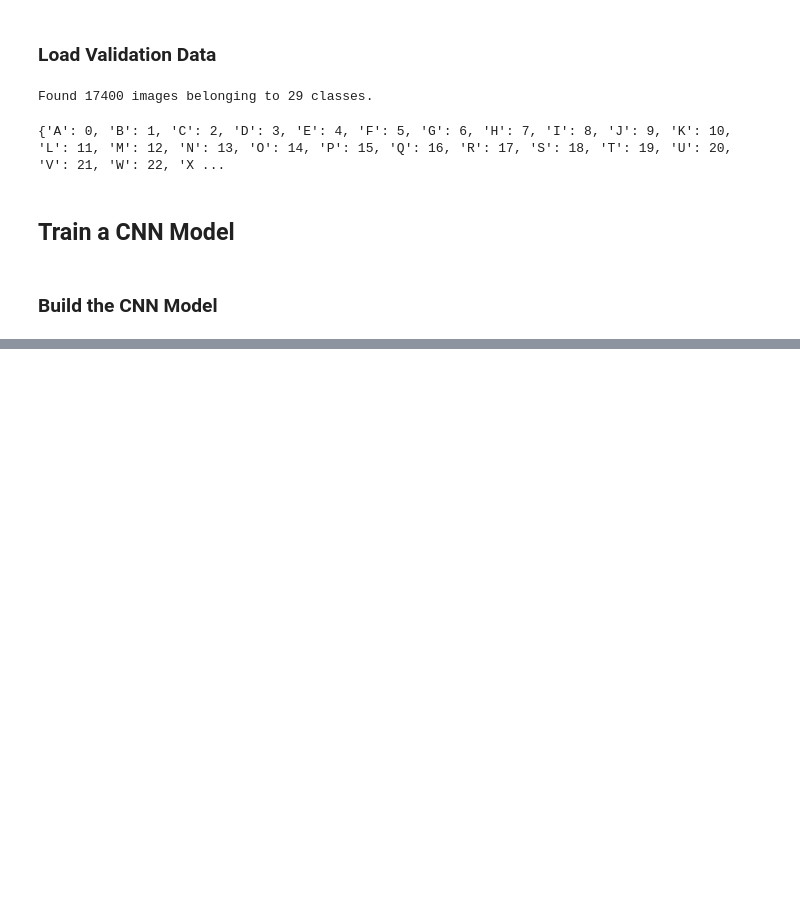
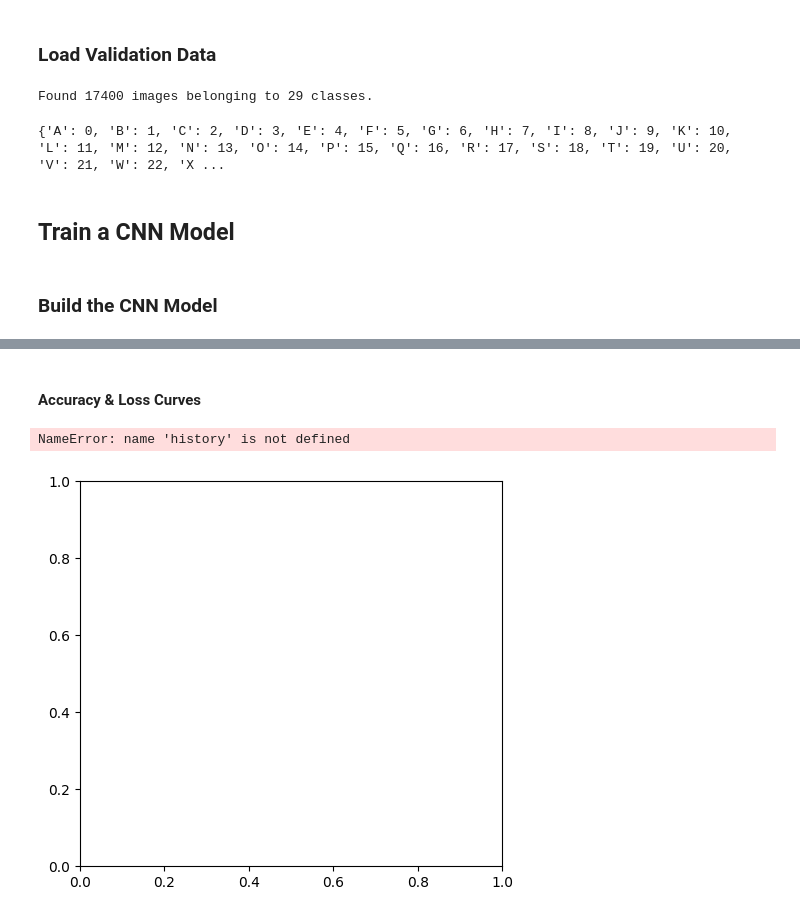
Before and after one commit to UditDe/ASL_DETECTION, a Jupyter notebook: sl_detection_model.ipynb, the cells around one changed output, grey strips where cells are left out. Saved outputs shown, nothing was run; the diff lists cells and outputs as text; code cells hidden in the pictures; blank space fills up the shorter version.

```diff
--- a/sl_detection_model.ipynb
+++ b/sl_detection_model.ipynb
@@ -97,4 +83,10 @@ Epoch 7/10
 KeyboardInterrupt:
+# %%
+# Save history
+import pickle
+
+with open("training_history.pkl", "wb") as f:
+    pickle.dump(history.history, f)
 # %%
 # Save the Model
 model.save("asl_sign_language_model.h5")
@@ -100,0 +200,20 @@ model.save("asl_sign_language_model.h5")
+# %% [markdown]
+####  Accuracy & Loss Curves
+# %%
+# Plot training history
+import pickle
+
+# Load history
+with open("training_history.pkl", "rb") as f:
+    history = pickle.load(f)
+
+# Plot accuracy and loss
+plt.plot(history["accuracy"], label="Train Accuracy")
+plt.plot(history["val_accuracy"], label="Validation Accuracy")
+plt.xlabel("Epochs")
+plt.ylabel("Accuracy")
+plt.legend()
+plt.show()
+# %% [output]
+NameError: name 'history' is not defined
+[figure, added]
```
Also changed, not shown: parts of 16 cells of this notebook.
